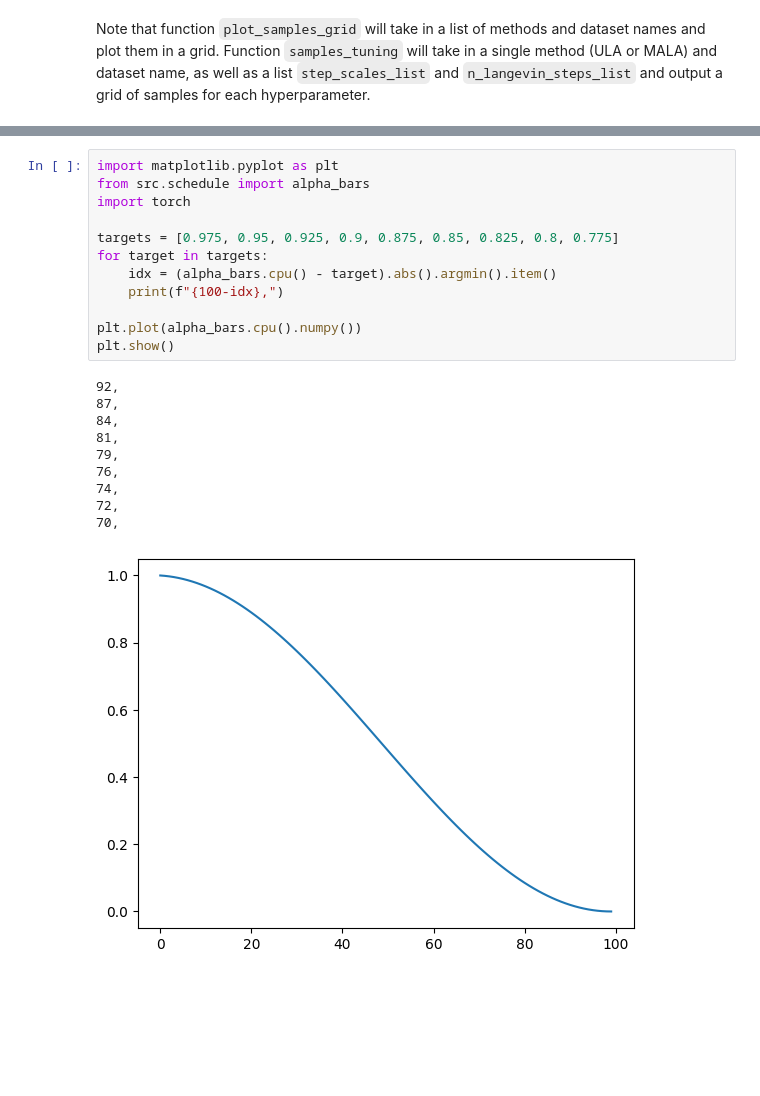
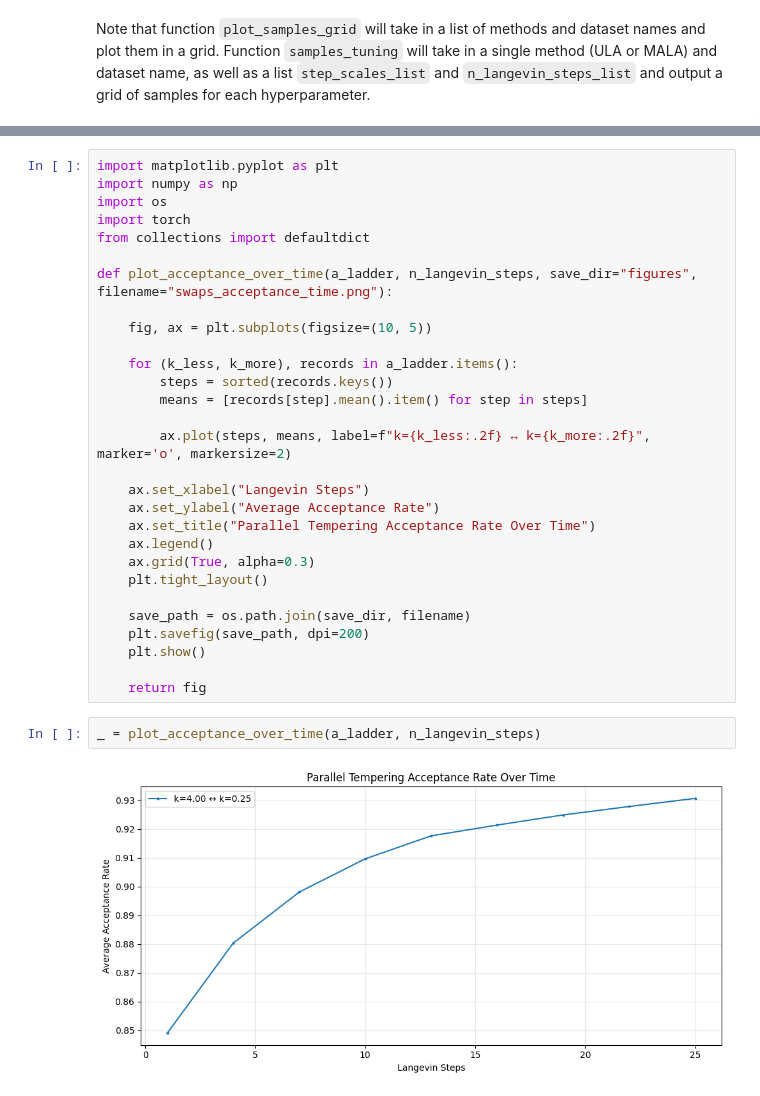
Before and after one commit to oatmeallover/parallel_tempering, a Jupyter notebook: tempered_energy.ipynb, the cells around one changed output, grey strips where cells are left out. Drawn from its saved outputs; the diff is of its cells as text; blank space fills up the shorter version.

```diff
--- a/tempered_energy.ipynb
+++ b/tempered_energy.ipynb
@@ -47,23 +33,33 @@ We swap 2.0 and 1.0 with acceptance 1.00
-# %%
-import matplotlib.pyplot as plt
-from src.schedule import alpha_bars
-import torch
-
-targets = [0.975, 0.95, 0.925, 0.9, 0.875, 0.85, 0.825, 0.8, 0.775]
-for target in targets:
-    idx = (alpha_bars.cpu() - target).abs().argmin().item()
-    print(f"{100-idx},")
-
-plt.plot(alpha_bars.cpu().numpy())
-plt.show()
-# %% [output]
-92,
-87,
-84,
-81,
-79,
-76,
-74,
-72,
-70,
-[figure, removed]
+# %%
+import matplotlib.pyplot as plt
+import numpy as np
+import os
+import torch
+from collections import defaultdict
+
+def plot_acceptance_over_time(a_ladder, n_langevin_steps, save_dir="figures", filename="swaps_acceptance_time.png"):
+
+	fig, ax = plt.subplots(figsize=(10, 5))
+
+	for (k_less, k_more), records in a_ladder.items():
+		steps = sorted(records.keys())
+		means = [records[step].mean().item() for step in steps]
+
+		ax.plot(steps, means, label=f"k={k_less:.2f} ↔ k={k_more:.2f}", marker='o', markersize=2)
+
+	ax.set_xlabel("Langevin Steps")
+	ax.set_ylabel("Average Acceptance Rate")
+	ax.set_title("Parallel Tempering Acceptance Rate Over Time")
+	ax.legend()
+	ax.grid(True, alpha=0.3)
+	plt.tight_layout()
+
+	save_path = os.path.join(save_dir, filename)
+	plt.savefig(save_path, dpi=200)
+	plt.show()
+
+	return fig
+# %%
+_ = plot_acceptance_over_time(a_ladder, n_langevin_steps)
+# %% [output]
+[figure, added]
```
Also changed, not shown: parts of 5 cells of this notebook, 6 other files.
